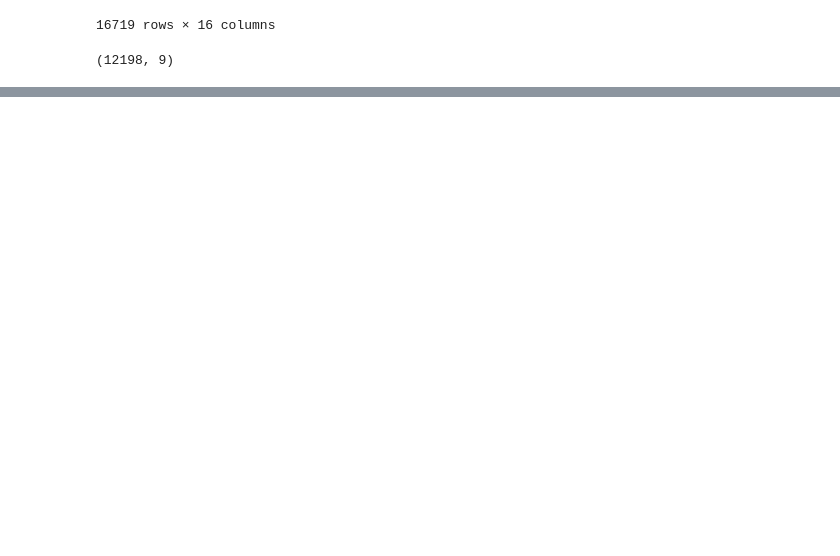
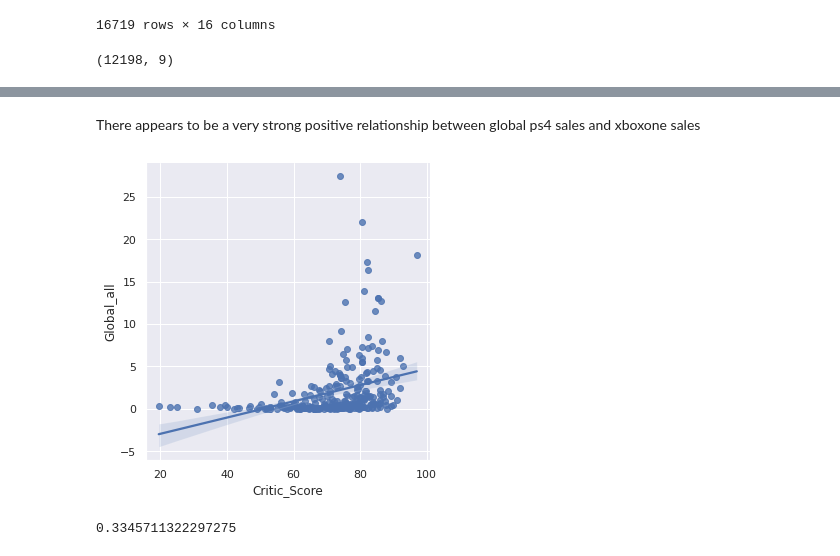
Before and after one commit to ifeomaaaa/ps4_xbox, a Jupyter notebook: AKA_test.ipynb, the cells around one changed output, grey strips where cells are left out. Drawn from its saved outputs; the diff is of its cells as text; code cells hidden in the pictures; blank space fills up the shorter version.

```diff
--- a/AKA_test.ipynb
+++ b/AKA_test.ipynb
@@ -123,0 +235,12 @@ DF_C.head()
+# %% [markdown]
+There appears to be a very strong positive relationship between global ps4 sales and xboxone sales
+# %%
+#is there a correlation between global sales and critic scores?
+sns.lmplot(x="Critic_Score", y="Global_all", data=DF_C);
+plt.show()
+# %% [output]
+[figure, added]
+# %%
+DF_C['Critic_Score'].corr(DF_C['Global_all'])
+# %% [output]
+0.3345711322297275
```
Also changed, not shown: parts of 23 cells of this notebook.
